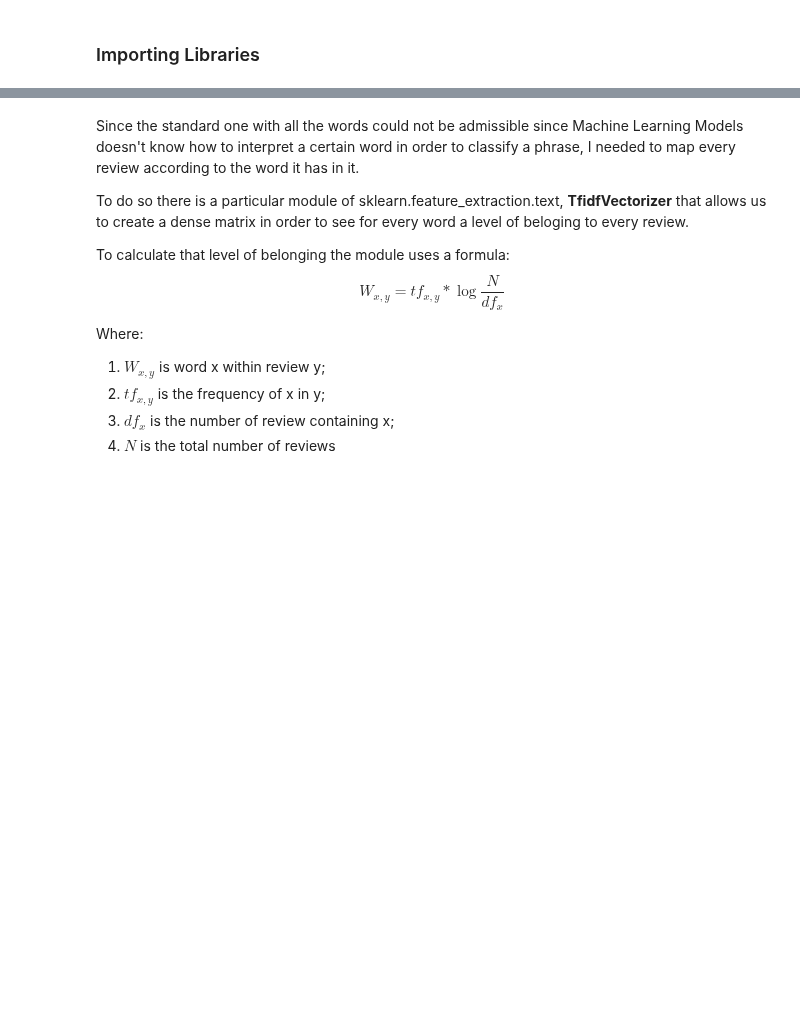
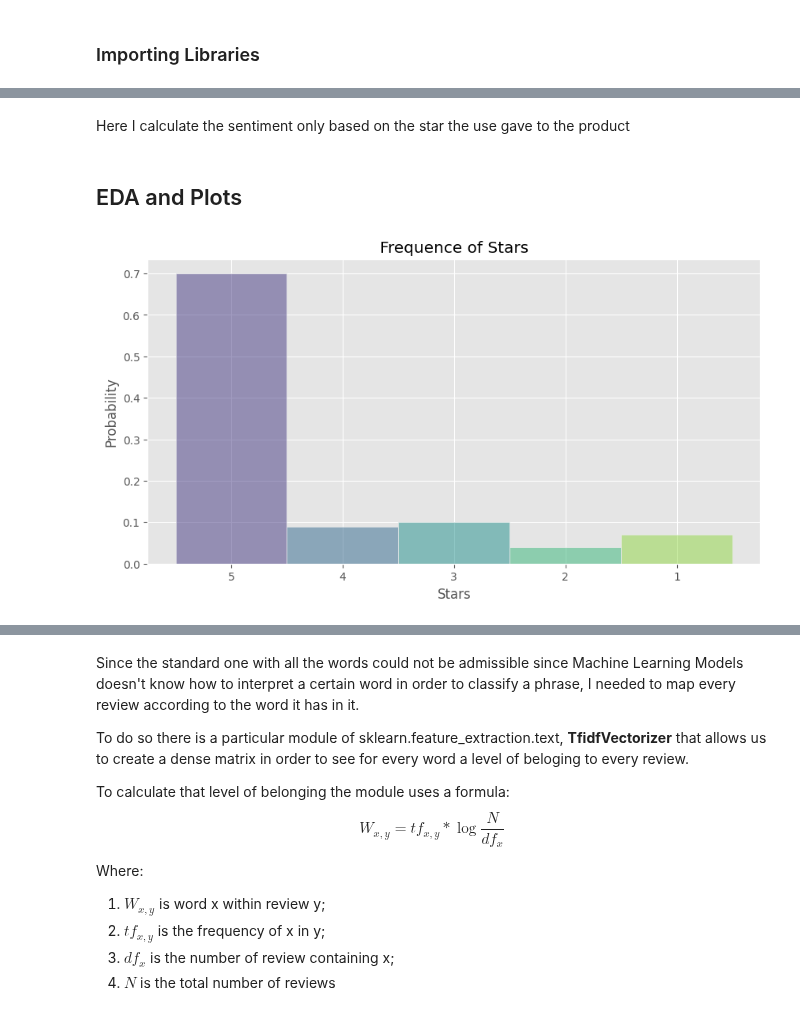
Before and after one commit to riccardo-borgo/Sentiment-Analysis-Amazon, a Jupyter notebook: sentiment_analysis.ipynb, the cells around one changed output, grey strips where cells are left out. Cells and saved outputs as stored; diff of their text form; code cells hidden in the pictures; blank space fills up the shorter version.

Commit message:
done scraping (really) and plots

```diff
--- a/sentiment_analysis.ipynb
+++ b/sentiment_analysis.ipynb
@@ -240,0 +98,5 @@ df.sample(10)
+# %%
+df['Clean Review'] = df['Title'] + ' ' + df['Content']
+df['Clean Review'] = df['Clean Review'].apply(data_cleaning)
+# %%
+df['Date'] = df['Date'].apply(parse_date)
@@ -240,0 +105,27 @@ df.sample(10)
+# %% [markdown]
+Here I calculate the sentiment only based on the star the use gave to the product
+# %%
+def calculate_sentiment_from_stars(stars):
+    if stars == '5' or stars == '4':
+        sentiment = 'Positive'
+    elif stars == '3':
+        sentiment = 'Neutral'
+    elif stars == '2' or stars == '1':
+        sentiment = 'Negative'
+    return sentiment
+# %%
+df['Sentiment from Stars'] = df['Stars'].apply(calculate_sentiment_from_stars)
+# %% [markdown]
+## EDA and Plots
+# %%
+plt.figure(figsize=(10, 5))
+sns.histplot(x=df['Stars'], bins=len(df['Stars'].unique()), kde=False, palette='viridis', hue=df['Stars'], stat='probability', legend=False)
+
+# Add labels and title
+plt.xlabel('Stars')
+plt.title('Frequence of Stars')
+
+# Show the plot
+plt.show()
+# %% [output]
+[figure, added]
```
Also changed, not shown: parts of 54 cells of this notebook, 3 other files.
